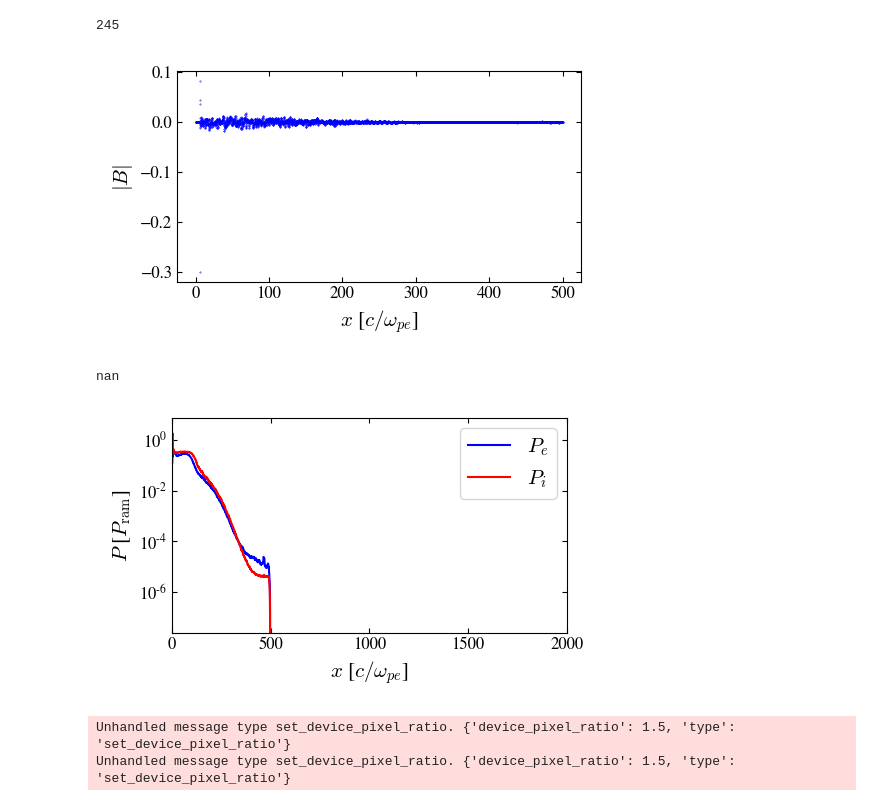
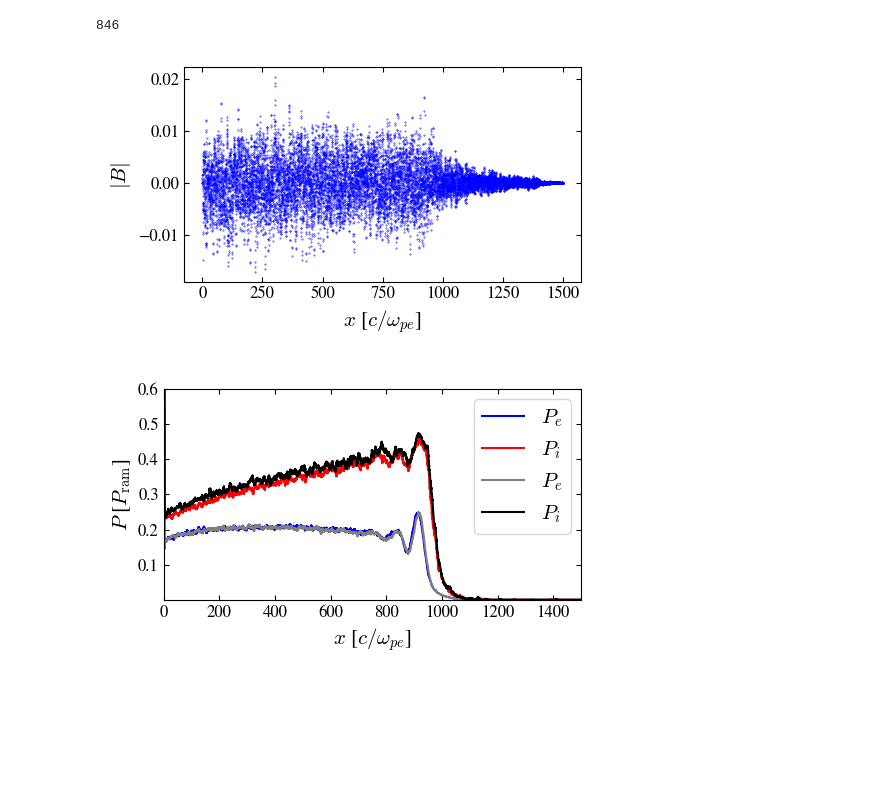
Before and after one commit to xwgong01/entity, a Jupyter notebook: FldMCP/vis-clean/Flds_clean.ipynb, the cells around one changed output. Saved outputs shown, nothing was run; the diff lists cells and outputs as text; code cells hidden in the pictures; blank space fills up the shorter version.

```diff
--- a/FldMCP/vis-clean/Flds_clean.ipynb
+++ b/FldMCP/vis-clean/Flds_clean.ipynb
@@ -10,7 +10,7 @@ from matplotlib.animation import FuncAnimation, PillowWriter
 
 datafolder = '/travail/xgong/new_simu_highppc/output/mi25-MA40-PPC300'
 # datafolder = "/travail/xgong/test_separate/output/mi25-MA40"
-datafolder = "/travail/xgong/test_mpi/output/mi25-MA40_removeweight"
+datafolder = "/travail/xgong/test_mpi/output/mi25-MA40_4"
 # datafolder = "/travail/xgong/test_mpi/output/mi25-MA40_2"
 plt.rcParams.update({
     # "text.usetex": True,
@@ -34,7 +34,7 @@ import scipy.ndimage.filters as filters
 def smooth( x, window_len=61, window='hanning'):
     return filters.convolve1d(x, np.ones(window_len)/window_len)
 # %% [output]
-245
+846
 # %%
 x =-2
 
@@ -72,43 +72,41 @@ plt.tick_params(which='minor', direction='in', length=3, width=0.5, colors='k',
 plt.tick_params(axis='both', which='both', direction='in', top=True, right=True, labelsize=fstick)
 # plt.savefig("./plots/Bmean.png", dpi=500, bbox_size='tight')
 # %% [output]
-[figure, old version]
+[figure, new version]
 # %%
-x =-2
+# x =-20
+plt.figure(figsize = (5,3))
 
-mr =25
+def plottemp(x, colori='red', colore=  'blue'):
+    mr =25
 
-file = h5py.File(files[x],'r+')['Step0']
-T11_e = np.array(file['fT11_1'])
-T22_e = np.array(file['fT22_1'])
-T11_i = np.array(file['fT11_2'])
-# print(file.keys())
-T22_i = np.array(file['fT22_2'])
-x1 = np.array(file['X1'])
+    file = h5py.File(files[x],'r+')['Step0']
+    T11_e = np.array(file['fT11_1'])
+    T22_e = np.array(file['fT22_1'])
+    T11_i = np.array(file['fT11_2'])
+    # print(file.keys())
+    T22_i = np.array(file['fT22_2'])
+    x1 = np.array(file['X1'])
 
-plt.figure(figsize = (5,3))
-plt.plot(x1, smooth(T22_e / T11_i[-300:-200].mean()) ,markersize = 0.01,linestyle='-', color = 'blue', label=r'$P_e$')
-plt.plot(x1, smooth(T22_i / T11_i[-300:-200].mean()),markersize = 0.01,linestyle='-', color = 'red', label=r'$P_i$')
-# plt.plot(x1, smooth(T22_i / T22_i[-600:-500].mean()/2),markersize = 0.01,linestyle='-', color = 'red', label=r'$P_i$')
-# plt.scatter(x1, smooth(T11_e) ,s = 0.01, color = 'blue')
-# plt.scatter(x1, smooth(T22_e /mr**2)/smooth(T22_i ) ,s = 0.01, color = 'blue')
 
-plt.legend(fontsize=15)
-# plt.scatter(x1, smooth(T11_i*mr**2),s = 0.01, color = 'red')
-# plt.ylim(1e-7,0.6)
-plt.xlim(0,2000)
-plt.yscale('log')
+    plt.plot(x1, smooth(T22_e / T11_i[-300:-200].mean()) ,markersize = 0.01,linestyle='-', color = colore, label=r'$P_e$')
+    plt.plot(x1, smooth(T22_i / T11_i[-300:-200].mean()),markersize = 0.01,linestyle='-', color = colori, label=r'$P_i$')
 
-plt.xlabel(r"$x$ [$c / \omega_{pe}$]", fontsize=15)
-plt.ylabel(r"$P$ [$P_\mathrm{ram}$]", fontsize=15)
-plt.tight_layout()
-plt.tick_params(which='minor', direction='in', length=3, width=0.5, colors='k', grid_color='r', grid_alpha=0.5, labelsize=fstick)
-plt.tick_params(axis='both', which='both', direction='in', top=True, right=True, labelsize=fstick)
+    plt.legend(fontsize=15)
+    # plt.scatter(x1, smooth(T11_i*mr**2),s = 0.01, color = 'red')
+    plt.ylim(1e-7,0.6)
+    plt.xlim(0,x1.max())
+    # plt.yscale('log')
+
+    plt.xlabel(r"$x$ [$c / \omega_{pe}$]", fontsize=15)
+    plt.ylabel(r"$P$ [$P_\mathrm{ram}$]", fontsize=15)
+    plt.tight_layout()
+    plt.tick_params(which='minor', direction='in', length=3, width=0.5, colors='k', grid_color='r', grid_alpha=0.5, labelsize=fstick)
+    plt.tick_params(axis='both', which='both', direction='in', top=True, right=True, labelsize=fstick)
 # plt.savefig('./plots/TemperatureRatio.png',dpi=500, bbox_size='tight')
-print((T22_e / T22_i / mr**2)[16000:17000].mean())
+# print((T22_e / T22_i / mr**2)[16000:17000].mean())
+plottemp(-80, colori='red', colore = 'blue')
+plottemp(-1, colori = 'black', colore = 'gray')
 # %% [output]
-nan
-[figure, old version]
+[figure, new version]
-Unhandled message type set_device_pixel_ratio. {'device_pixel_ratio': 1.5, 'type': 'set_device_pixel_ratio'}
-Unhandled message type set_device_pixel_ratio. {'device_pixel_ratio': 1.5, 'type': 'set_device_pixel_ratio'}
 # %%
```
Also changed, not shown: parts of 1 cell of this notebook, 4 other files.
